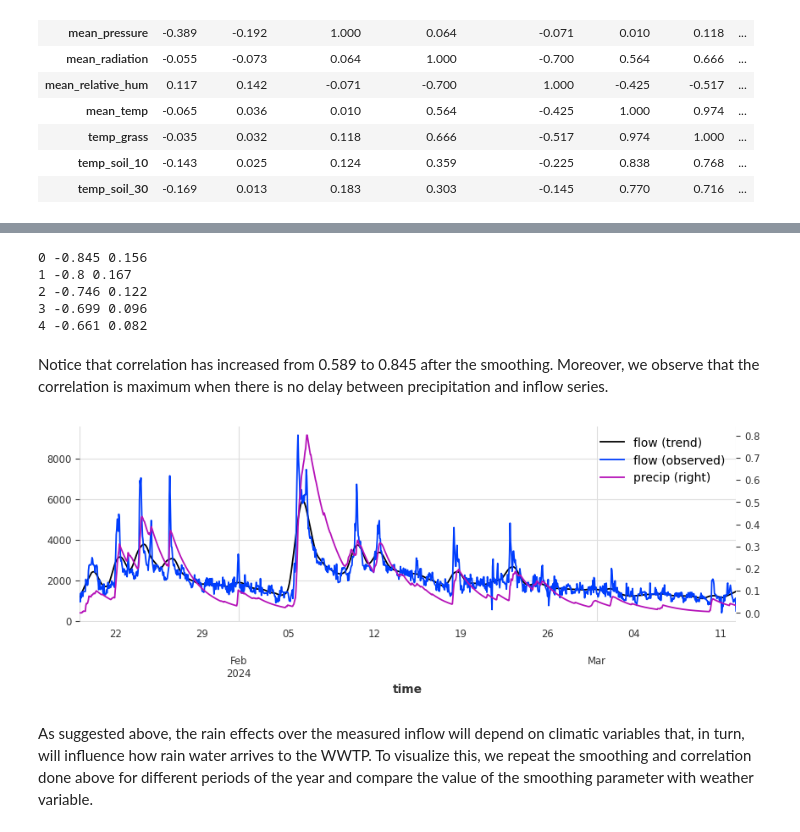
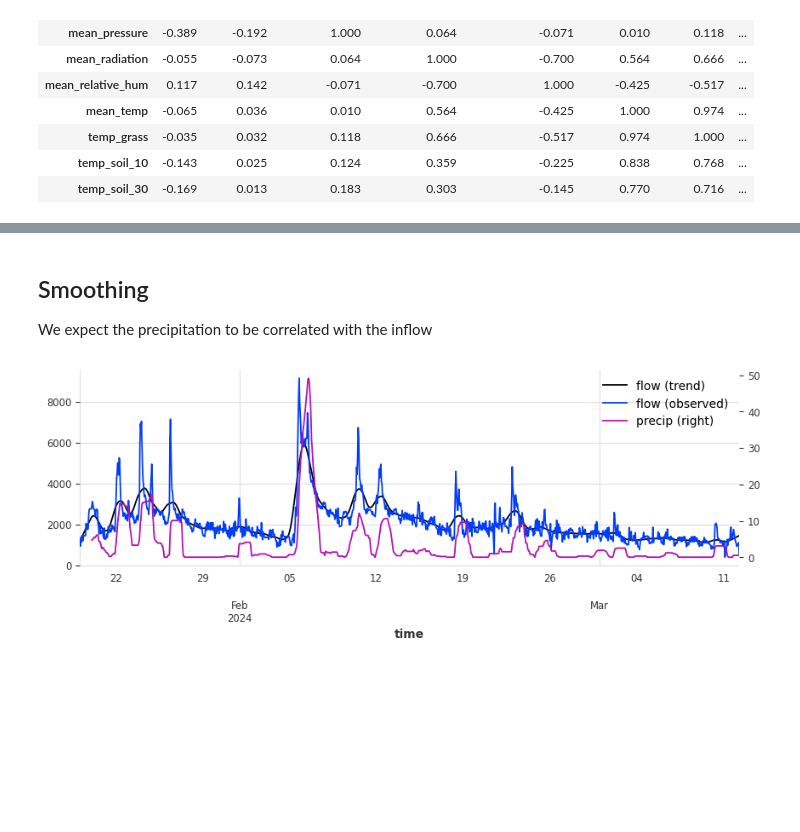
Before and after one commit to DHI/WaterBench-TimeSeries-WWTPINflow, a Jupyter notebook: code/0_overview.ipynb, the cells around one changed output, grey strips where cells are left out. Cells and saved outputs as stored; diff of their text form; code cells hidden in the pictures; blank space fills up the shorter version.

Commit message:
Removing holt smoother (exponential smoothing)

```diff
--- a/code/0_overview.ipynb
+++ b/code/0_overview.ipynb
@@ -151,46 +140,26 @@ In order to better represent the effects that the rainfall will have over the me
-# %%
-def f(x: float, ts: TimeSeries, lag: int):
-    time_index = ts.time_index
-    filtered_precip = pd.Series(
-        holt_smoother(ts["acc_precip"].values().ravel(), x), index=time_index
-    )
-    x1 = filtered_precip.shift(lag).dropna()
-    x2 = ts["flow"].to_series().loc[x1.index]
-
-    return -np.abs(pearsonr(x1.values, x2.values).statistic)
-
-
-ts = TimeSeries.from_dataframe(
-    data[["flow", "acc_precip"]], freq="h"
-).longest_contiguous_slice(mode="any")
-
-
-for lag in [0, 1, 2, 3, 4]:
-    res = minimize_scalar(f, bounds=(1e-5, 0.9999), args=(ts, lag))
-    print(lag, round(res.fun, 3), round(res.x, 3))
-# %% [output]
-0 -0.845 0.156
-1 -0.8 0.167
-2 -0.746 0.122
-3 -0.699 0.096
-4 -0.661 0.082
-# %% [markdown]
-Notice that correlation has increased from 0.589 to 0.845 after the smoothing. Moreover, we observe that the correlation is maximum when there is no delay between precipitation and inflow series.
+# %% [markdown]
+## Smoothing
+
+We expect the precipitation to be correlated with the inflow
+# %%
+subts = TimeSeries.from_dataframe(
+    data[["flow", "acc_precip"]], freq="h"
+).longest_contiguous_slice(mode="any")
 # %%
 trend, seasonality = extract_trend_and_seasonality(
-    ts["flow"], model=ModelMode.ADDITIVE, method="STL"
+    subts["flow"], model=ModelMode.ADDITIVE, method="STL"
 )
+
+n_hours = 24
 
 fig, ax = plt.subplots(1, 1, figsize=(10, 3))
 pd.DataFrame(
     {
         "flow (trend)": trend.values().ravel(),
-        "flow (observed)": ts["flow"].values().ravel(),
-        "precip": holt_smoother(ts["acc_precip"].values().ravel(), 0.02),
+        "flow (observed)": subts["flow"].values().ravel(),
+        "precip": subts["acc_precip"].to_series().rolling(n_hours).sum().values,
     },
-    index=ts.time_index,
+    index=subts.time_index,
 ).plot(ax=ax, secondary_y="precip");
 # %% [output]
-[figure, old version]
+[figure, new version]
-# %% [markdown]
-As suggested above, the rain effects over the measured inflow will depend on climatic variables that, in turn, will influence how rain water arrives to the WWTP. To visualize this, we repeat the smoothing and correlation done above for different periods of the year and compare the value of the smoothing parameter with weather variable.
```
Also changed, not shown: parts of 5 cells of this notebook, 4 other files.
